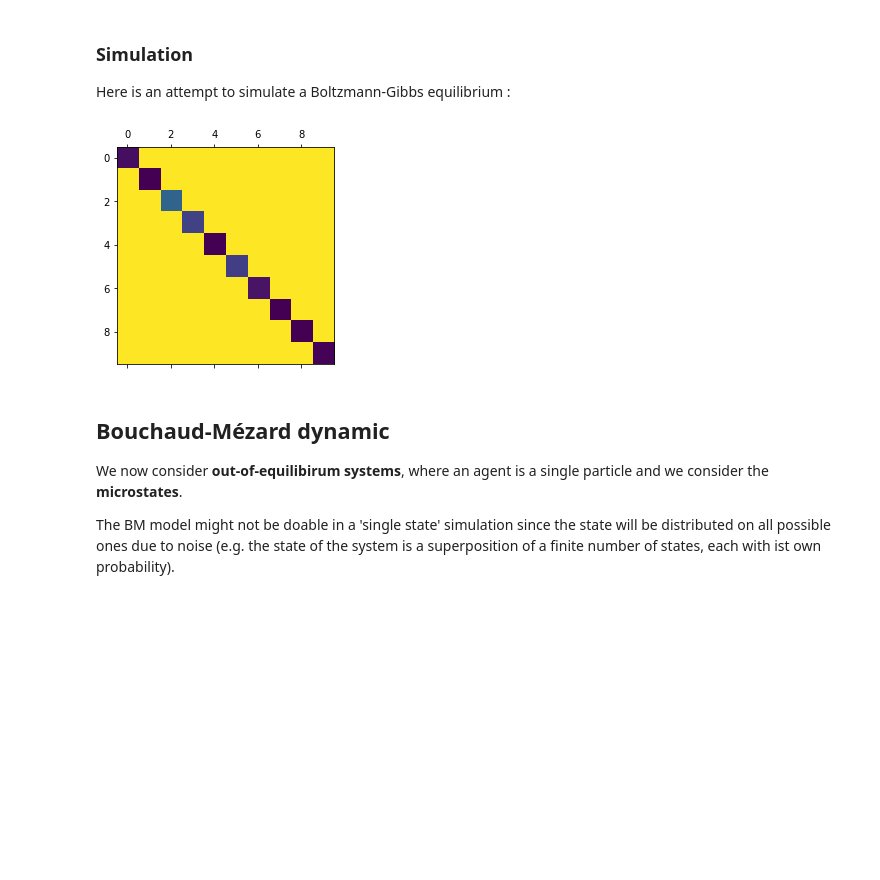
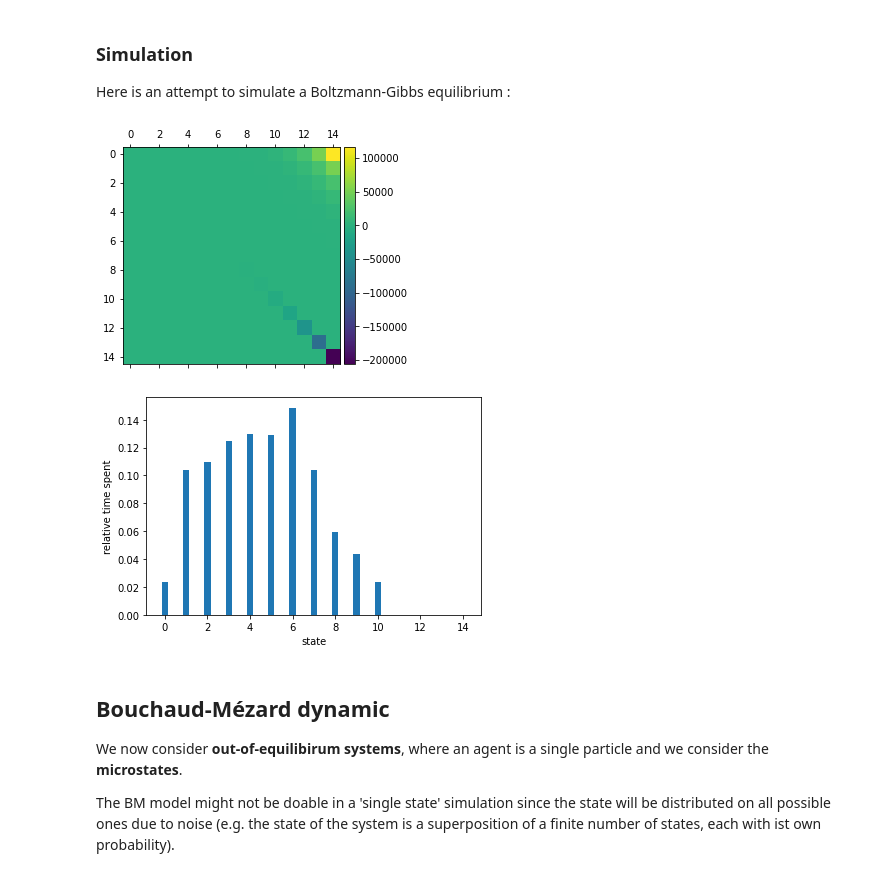
Before and after one commit to acombretrenouard/SSR_and_BM_processes, a Jupyter notebook: first model.ipynb, the cells around one changed output. Saved outputs shown, nothing was run; the diff lists cells and outputs as text; code cells hidden in the pictures; blank space fills up the shorter version.

```diff
--- a/first model.ipynb
+++ b/first model.ipynb
@@ -427,11 +427,19 @@ Here is an attempt to simulate a Boltzmann-Gibbs equilibrium :
 # %%
 # Test 9 : testing Boltzman-Gibbs matrix
 #
 # DOESN'T WORK --> SEE STATPHYS' COURSE
 #
 #
+n_sts=15
+sim = Simulation(n_jumps=10000, n_states=n_sts)
+mat = buildMatrix(n_states=n_sts, type='BGe')
+sim.ag.dynamic.setMatrix(mat)
+sim.run()
+sim.plotMatrix()
+sim.plotHistogram(log=False)
 # %% [output]
-[figure, old version]
+[figure, new version]
+[figure, added]
 # %% [markdown]
 ## Bouchaud-Mézard dynamic
 
```
Also changed, not shown: parts of 12 cells of this notebook.
